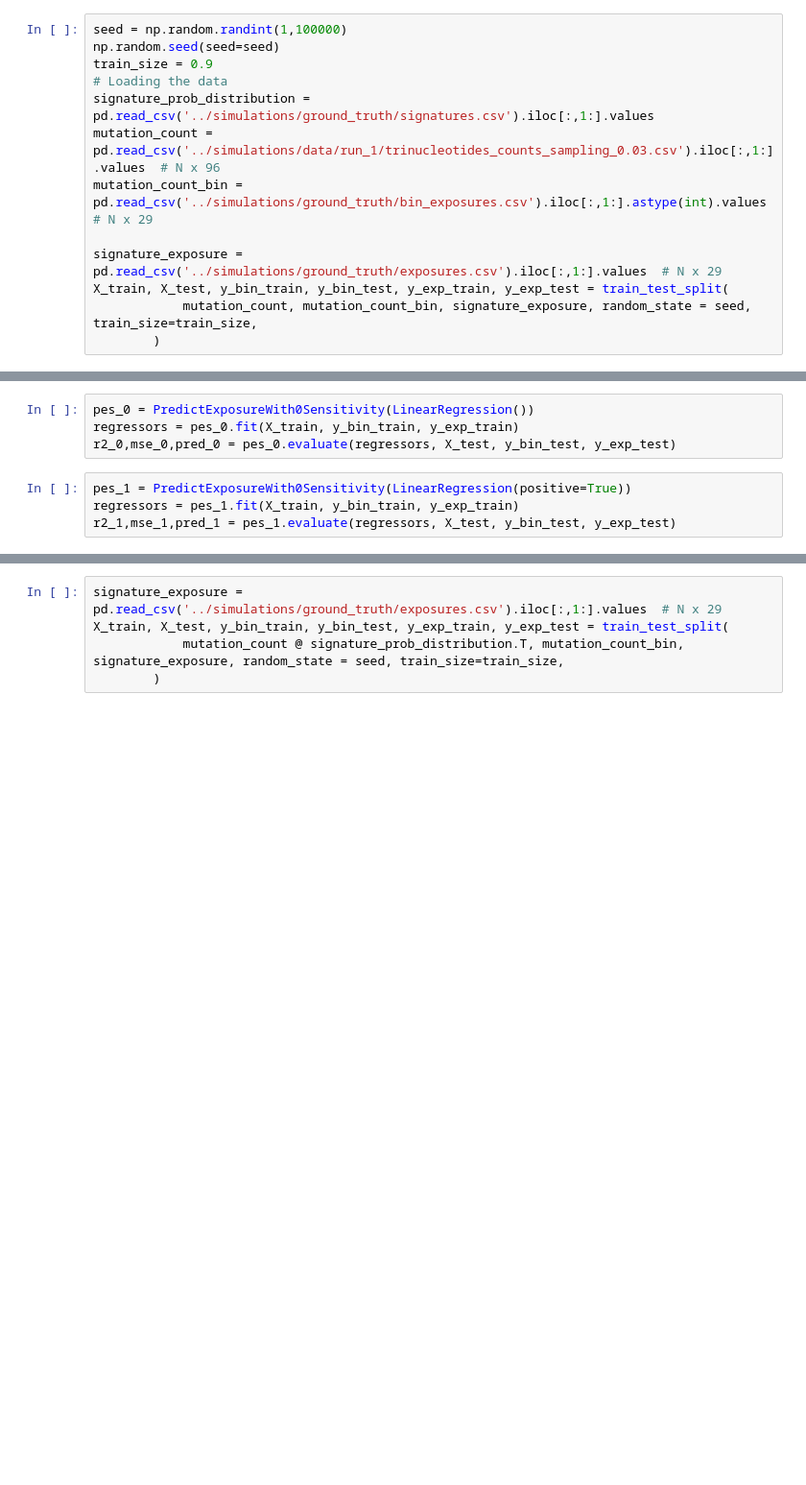
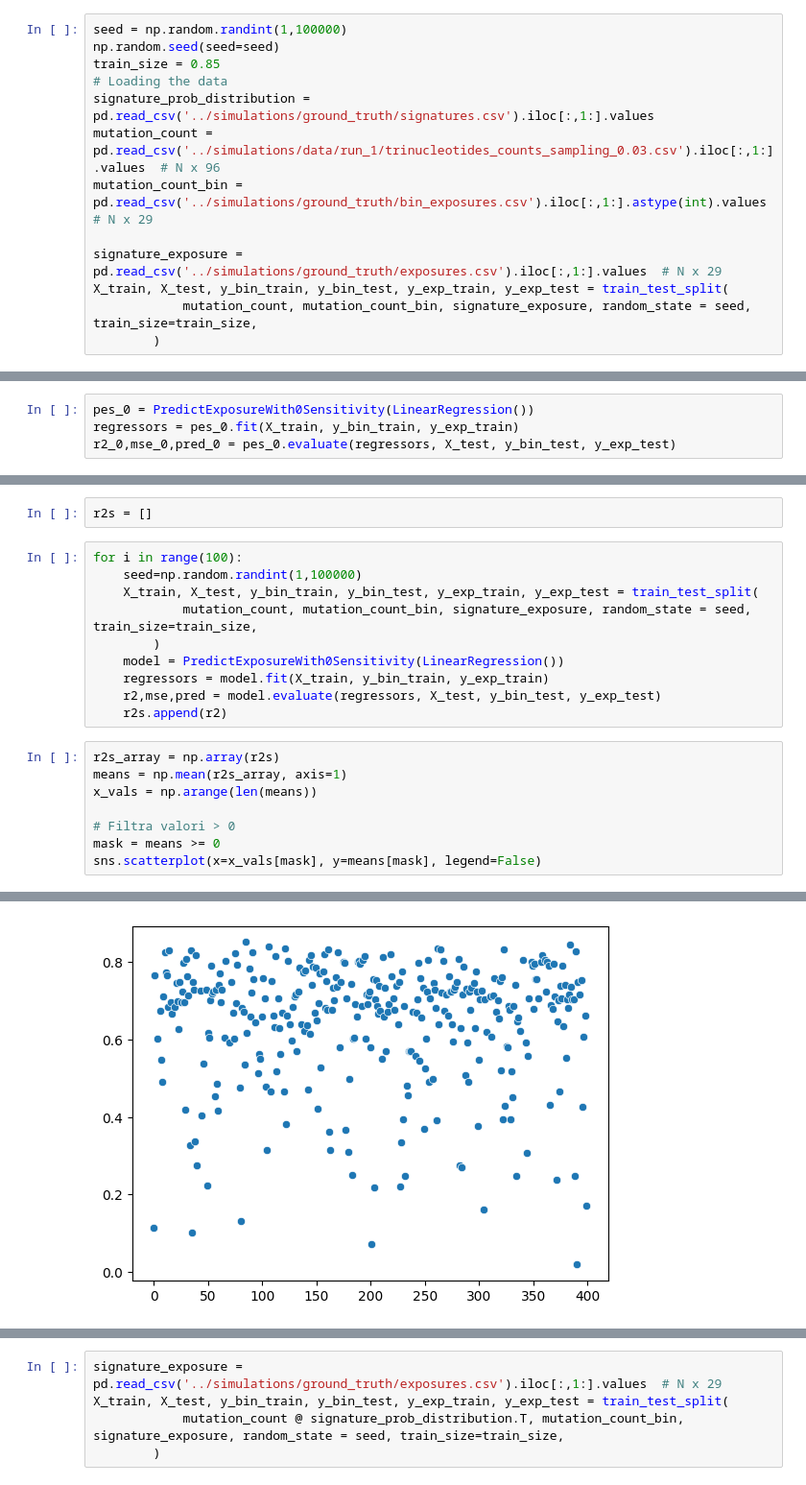
Before and after one commit to MassimoZarantonello2/SignatureInference, a Jupyter notebook: scripts/pipeline.ipynb, the cells around one changed output, grey strips where cells are left out. Shown at 96% size. Cells and saved outputs as stored; diff of their text form; blank space fills up the shorter version.

```diff
--- a/scripts/pipeline.ipynb
+++ b/scripts/pipeline.ipynb
@@ -112,7 +95,7 @@ train target data:
 # %%
 seed = np.random.randint(1,100000)
 np.random.seed(seed=seed)
-train_size = 0.9
+train_size = 0.85
 # Loading the data
 signature_prob_distribution = pd.read_csv('../simulations/ground_truth/signatures.csv').iloc[:,1:].values
 mutation_count = pd.read_csv('../simulations/data/run_1/trinucleotides_counts_sampling_0.03.csv').iloc[:,1:].values  # N x 96
@@ -135,8 +111,4 @@ tissues_encoded = pd.DataFrame(encoder.fit_transform(tissues))
 pes_0 = PredictExposureWith0Sensitivity(LinearRegression())
 regressors = pes_0.fit(X_train, y_bin_train, y_exp_train)
 r2_0,mse_0,pred_0 = pes_0.evaluate(regressors, X_test, y_bin_test, y_exp_test)
-# %%
-pes_1 = PredictExposureWith0Sensitivity(LinearRegression(positive=True))
-regressors = pes_1.fit(X_train, y_bin_train, y_exp_train)
-r2_1,mse_1,pred_1 = pes_1.evaluate(regressors, X_test, y_bin_test, y_exp_test)
 # %%
@@ -157,0 +121,21 @@ Signatures with better MSE in Model 1: 26 / 29
+# %%
+r2s = []
+# %%
+for i in range(100):
+    seed=np.random.randint(1,100000)
+    X_train, X_test, y_bin_train, y_bin_test, y_exp_train, y_exp_test = train_test_split(
+            mutation_count, mutation_count_bin, signature_exposure, random_state = seed, train_size=train_size,
+        )
+    model = PredictExposureWith0Sensitivity(LinearRegression())
+    regressors = model.fit(X_train, y_bin_train, y_exp_train)
+    r2,mse,pred = model.evaluate(regressors, X_test, y_bin_test, y_exp_test)
+    r2s.append(r2)
+# %%
+r2s_array = np.array(r2s)
+means = np.mean(r2s_array, axis=1)
+x_vals = np.arange(len(means))
+
+# Filtra valori > 0
+mask = means >= 0
+sns.scatterplot(x=x_vals[mask], y=means[mask], legend=False)
+# %% [output]
@@ -157,0 +143 @@ Signatures with better MSE in Model 1: 26 / 29
+[figure, added]
```
Also changed, not shown: parts of 15 cells of this notebook, 1 other file.
